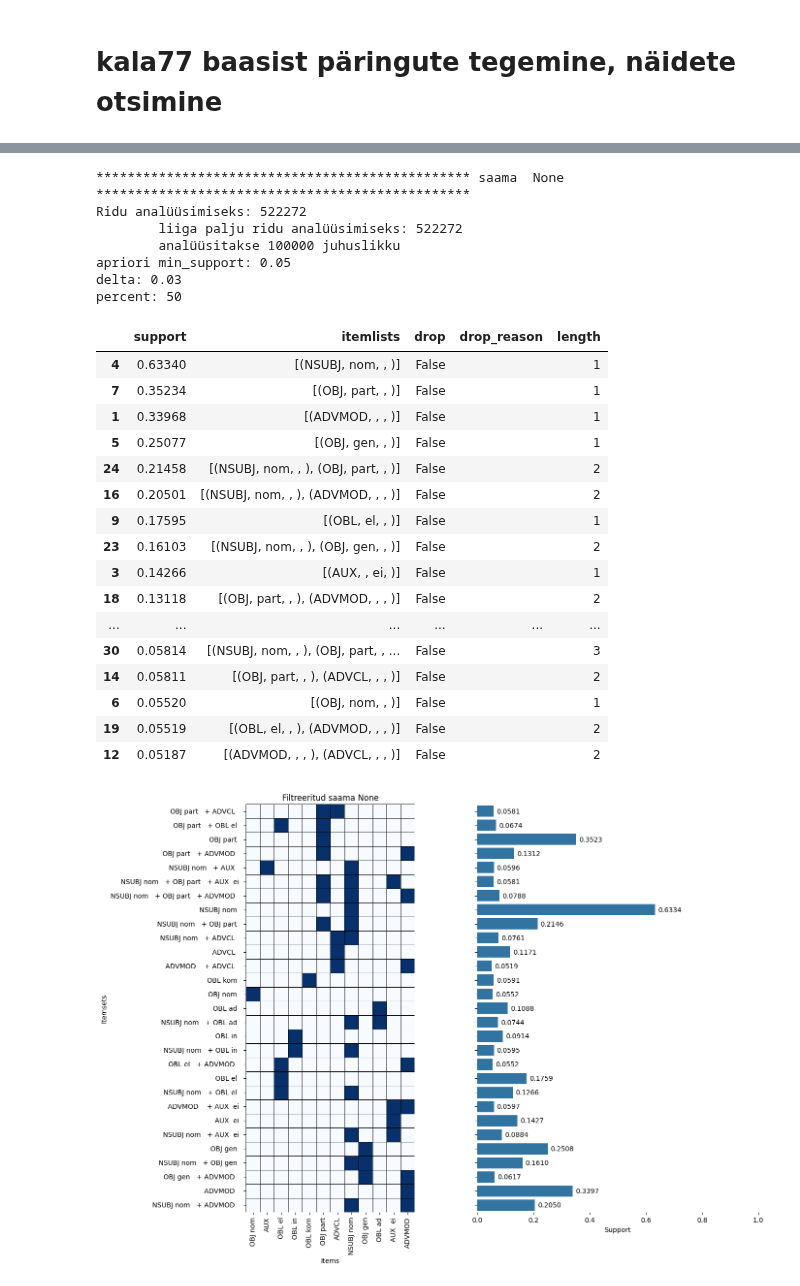
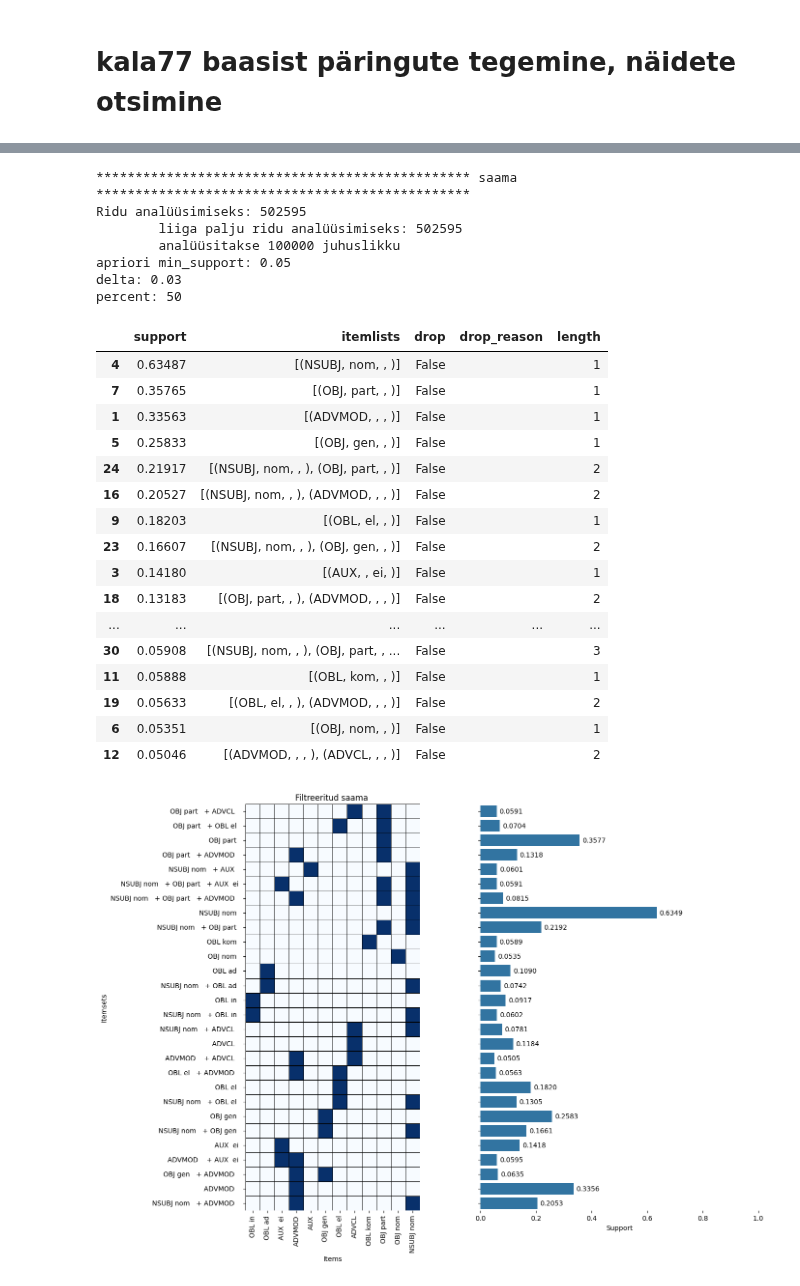
Before and after one commit to estnltk/syntax_experiments, a Jupyter notebook: verb_patterns/kala77/kala77_examples.ipynb, the cells around one changed output, grey strips where cells are left out. Drawn from its saved outputs; the diff is of its cells as text; code cells hidden in the pictures.

```diff
--- a/verb_patterns/kala77/kala77_examples.ipynb
+++ b/verb_patterns/kala77/kala77_examples.ipynb
@@ -34,28 +40,29 @@ Wall time: 7.6 s
 # %%
-kala77.make_all(verb='saama', verb_compound=None)
+%%time
+kala77.make_all(verb='saama', verb_compound='')
 # %% [output]
-************************************************ saama  None ************************************************
-Ridu analüüsimiseks: 522272
-        liiga palju ridu analüüsimiseks: 522272
+************************************************ saama   ************************************************
+Ridu analüüsimiseks: 502595
+        liiga palju ridu analüüsimiseks: 502595
         analüüsitakse 100000 juhuslikku
 apriori min_support: 0.05
 delta: 0.03
 percent: 50
 |  | support | itemlists | drop | drop_reason | length |
-| 4 | 0.63340 | [(NSUBJ, nom, , )] | False |  | 1 |
-| 7 | 0.35234 | [(OBJ, part, , )] | False |  | 1 |
-| 1 | 0.33968 | [(ADVMOD, , , )] | False |  | 1 |
-| 5 | 0.25077 | [(OBJ, gen, , )] | False |  | 1 |
-| 24 | 0.21458 | [(NSUBJ, nom, , ), (OBJ, part, , )] | False |  | 2 |
-| 16 | 0.20501 | [(NSUBJ, nom, , ), (ADVMOD, , , )] | False |  | 2 |
-| 9 | 0.17595 | [(OBL, el, , )] | False |  | 1 |
-| 23 | 0.16103 | [(NSUBJ, nom, , ), (OBJ, gen, , )] | False |  | 2 |
-| 3 | 0.14266 | [(AUX, , ei, )] | False |  | 1 |
-| 18 | 0.13118 | [(OBJ, part, , ), (ADVMOD, , , )] | False |  | 2 |
+| 4 | 0.63487 | [(NSUBJ, nom, , )] | False |  | 1 |
+| 7 | 0.35765 | [(OBJ, part, , )] | False |  | 1 |
+| 1 | 0.33563 | [(ADVMOD, , , )] | False |  | 1 |
+| 5 | 0.25833 | [(OBJ, gen, , )] | False |  | 1 |
+| 24 | 0.21917 | [(NSUBJ, nom, , ), (OBJ, part, , )] | False |  | 2 |
+| 16 | 0.20527 | [(NSUBJ, nom, , ), (ADVMOD, , , )] | False |  | 2 |
+| 9 | 0.18203 | [(OBL, el, , )] | False |  | 1 |
+| 23 | 0.16607 | [(NSUBJ, nom, , ), (OBJ, gen, , )] | False |  | 2 |
+| 3 | 0.14180 | [(AUX, , ei, )] | False |  | 1 |
+| 18 | 0.13183 | [(OBJ, part, , ), (ADVMOD, , , )] | False |  | 2 |
 | ... | ... | ... | ... | ... | ... |
-| 30 | 0.05814 | [(NSUBJ, nom, , ), (OBJ, part, , ... | False |  | 3 |
-| 14 | 0.05811 | [(OBJ, part, , ), (ADVCL, , , )] | False |  | 2 |
-| 6 | 0.05520 | [(OBJ, nom, , )] | False |  | 1 |
-| 19 | 0.05519 | [(OBL, el, , ), (ADVMOD, , , )] | False |  | 2 |
-| 12 | 0.05187 | [(ADVMOD, , , ), (ADVCL, , , )] | False |  | 2 |
+| 30 | 0.05908 | [(NSUBJ, nom, , ), (OBJ, part, , ... | False |  | 3 |
+| 11 | 0.05888 | [(OBL, kom, , )] | False |  | 1 |
+| 19 | 0.05633 | [(OBL, el, , ), (ADVMOD, , , )] | False |  | 2 |
+| 6 | 0.05351 | [(OBJ, nom, , )] | False |  | 1 |
+| 12 | 0.05046 | [(ADVMOD, , , ), (ADVCL, , , )] | False |  | 2 |
-[figure, old version]
+[figure, new version]
```
Also changed, not shown: parts of 4 cells of this notebook.
